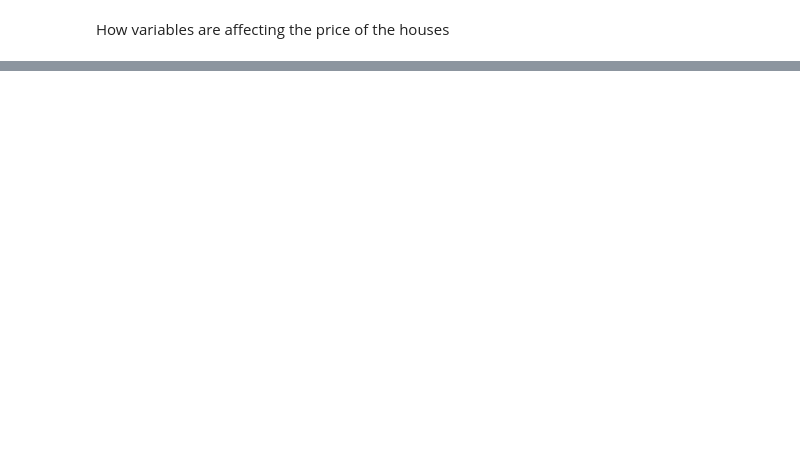
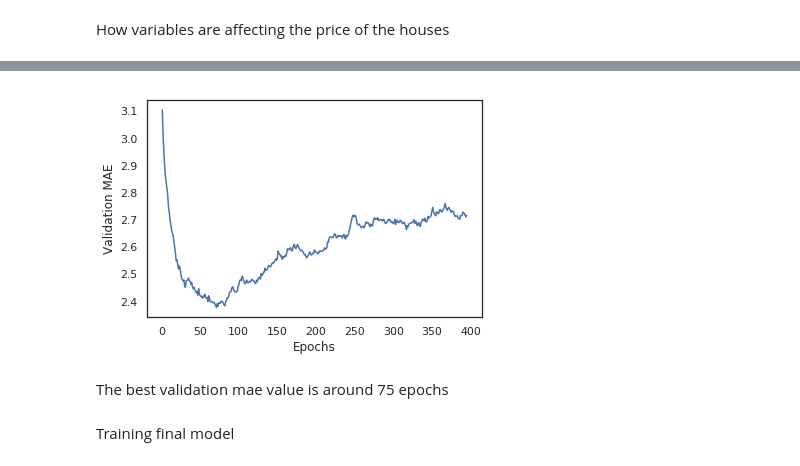
Before and after one commit to alvertogit/datascience, a Jupyter notebook: Boston housing price regression dataset.ipynb, the cells around one changed output, grey strips where cells are left out. Saved outputs shown, nothing was run; the diff lists cells and outputs as text; code cells hidden in the pictures; blank space fills up the shorter version.

```diff
--- a/Boston housing price regression dataset.ipynb
+++ b/Boston housing price regression dataset.ipynb
@@ -106,0 +165,15 @@ plt.show()
+# %%
+df_avg_mae_h = pd.DataFrame(avg_mae_h)
+
+smoothed_avg_mae_h = df_avg_mae_h.ewm(alpha=0.1).mean()
+# %%
+plt.plot(range(1, len(smoothed_avg_mae_h[5:]) + 1), smoothed_avg_mae_h[5:])
+plt.xlabel('Epochs')
+plt.ylabel('Validation MAE')
+plt.show()
+# %% [output]
+[figure, added]
+# %% [markdown]
+The best validation mae value is around 75 epochs
+# %% [markdown]
+Training final model
```
Also changed, not shown: parts of 24 cells of this notebook.
